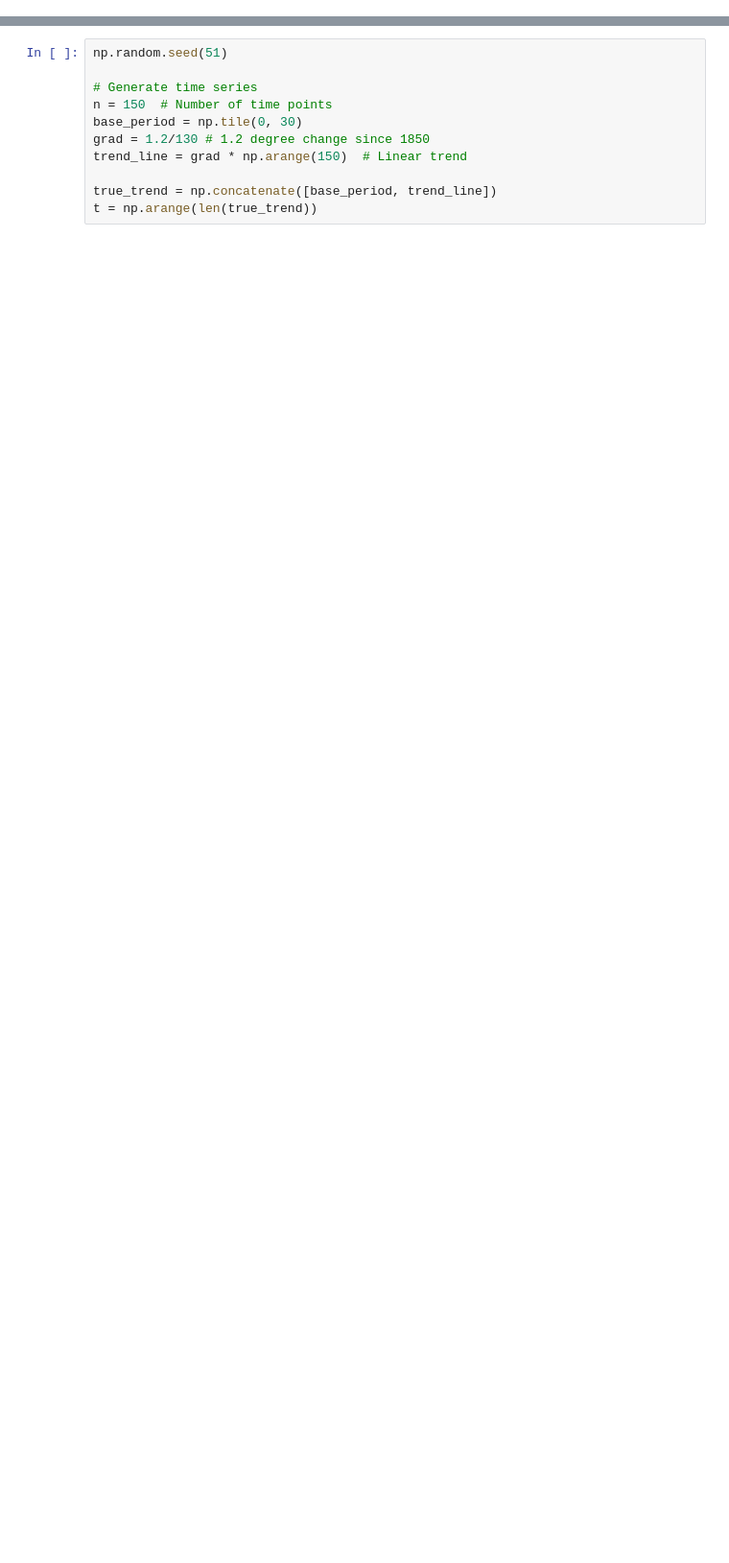
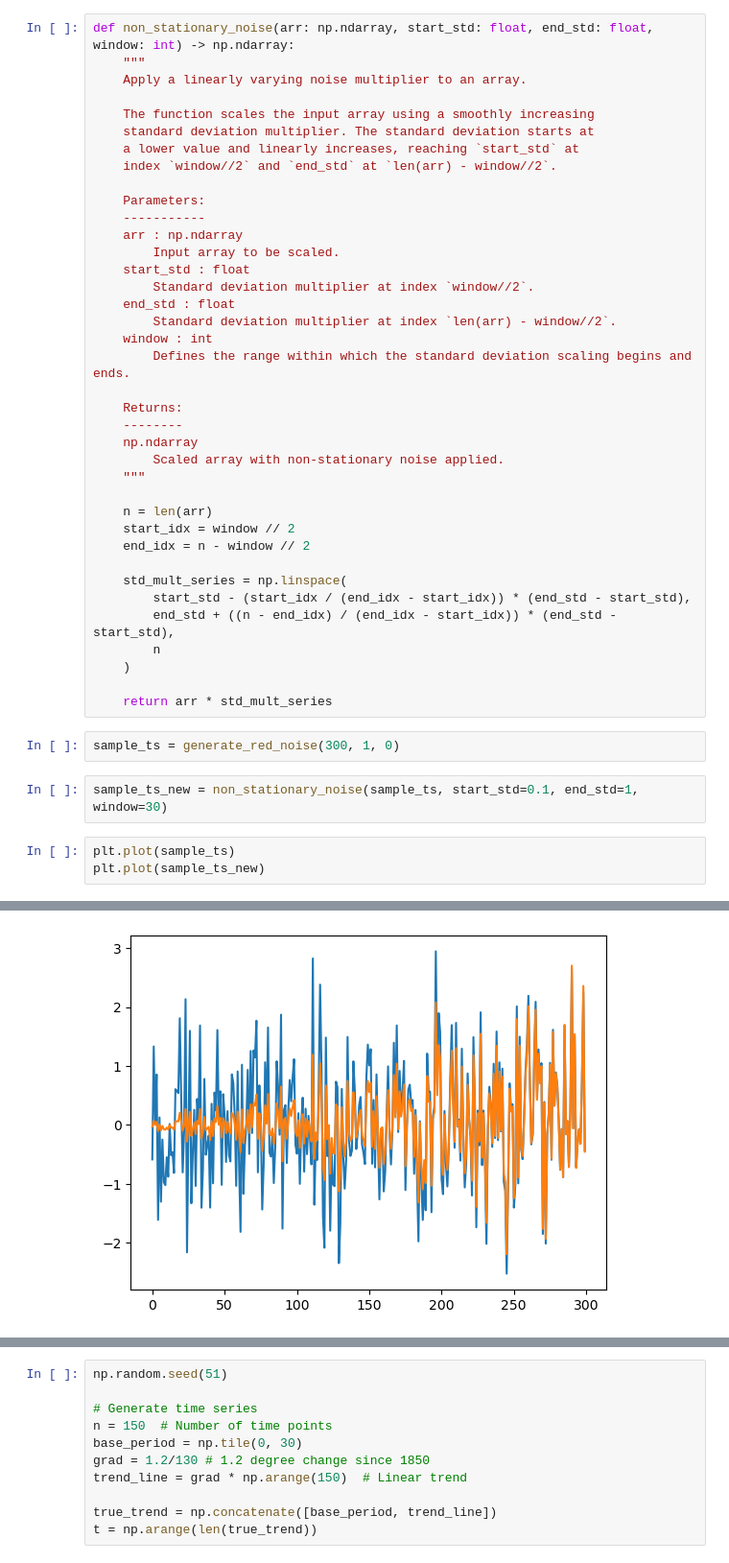
Before and after one commit to alexborowiak/time_of_emergene_drafts, a Jupyter notebook: draft_notebooks/draft_26_theoretical_distributions.ipynb, the cells around one changed output, grey strips where cells are left out. Shown at 96% size. Saved outputs shown, nothing was run; the diff lists cells and outputs as text; blank space fills up the shorter version.

```diff
--- a/draft_notebooks/draft_26_theoretical_distributions.ipynb
+++ b/draft_notebooks/draft_26_theoretical_distributions.ipynb
@@ -20,0 +109,46 @@ def generate_red_noise(alpha, size, std_dev=0.2):
+# %%
+def non_stationary_noise(arr: np.ndarray, start_std: float, end_std: float, window: int) -> np.ndarray:
+    """
+    Apply a linearly varying noise multiplier to an array.
+
+    The function scales the input array using a smoothly increasing
+    standard deviation multiplier. The standard deviation starts at
+    a lower value and linearly increases, reaching `start_std` at
+    index `window//2` and `end_std` at `len(arr) - window//2`.
+
+    Parameters:
+    -----------
+    arr : np.ndarray
+        Input array to be scaled.
+    start_std : float
+        Standard deviation multiplier at index `window//2`.
+    end_std : float
+        Standard deviation multiplier at index `len(arr) - window//2`.
+    window : int
+        Defines the range within which the standard deviation scaling begins and ends.
+
+    Returns:
+    --------
+    np.ndarray
+        Scaled array with non-stationary noise applied.
+    """
+
+    n = len(arr)
+    start_idx = window // 2
+    end_idx = n - window // 2
+
+    std_mult_series = np.linspace(
+        start_std - (start_idx / (end_idx - start_idx)) * (end_std - start_std),
+        end_std + ((n - end_idx) / (end_idx - start_idx)) * (end_std - start_std),
+        n
+    )
+
+    return arr * std_mult_series
+# %%
+sample_ts = generate_red_noise(300, 1, 0)
+# %%
+sample_ts_new = non_stationary_noise(sample_ts, start_std=0.1, end_std=1, window=30)
+# %%
+plt.plot(sample_ts)
+plt.plot(sample_ts_new)
+# %% [output]
@@ -20,0 +156 @@ def generate_red_noise(alpha, size, std_dev=0.2):
+[figure, added]
```
Also changed, not shown: parts of 182 cells of this notebook, 7 other files.
